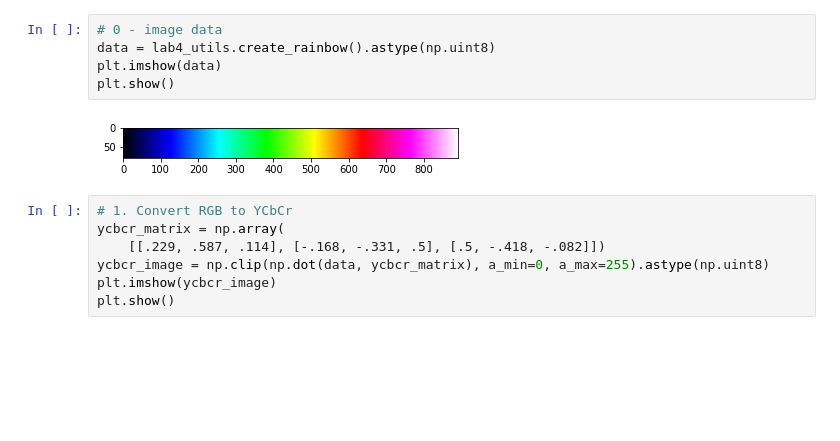
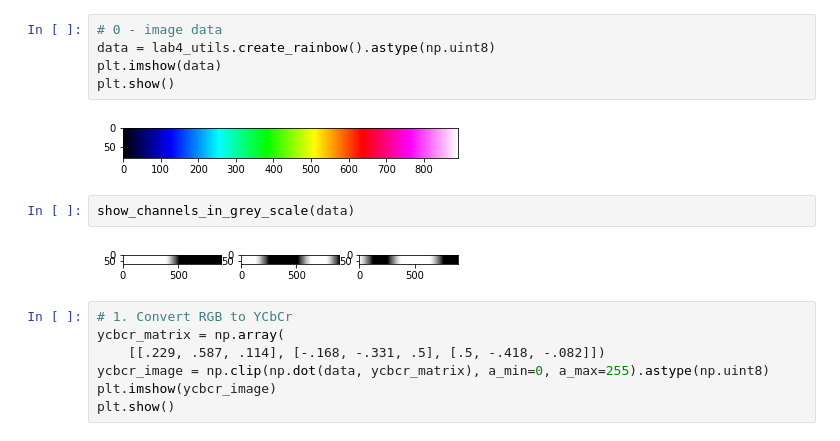
Before and after one commit to hergerr/image-engineering, a Jupyter notebook: lab4/lab4-jpg-notebook.ipynb, the cells around one changed output. Drawn from its saved outputs; the diff is of its cells as text; blank space fills up the shorter version.

```diff
--- a/lab4/lab4-jpg-notebook.ipynb
+++ b/lab4/lab4-jpg-notebook.ipynb
@@ -21,6 +32,10 @@ plt.imshow(data)
 plt.show()
 # %% [output]
 [figure]
+# %%
+show_channels_in_grey_scale(data)
+# %% [output]
+[figure, added]
 # %%
 # 1. Convert RGB to YCbCr
 ycbcr_matrix = np.array(
```
Also changed, not shown: parts of 4 cells of this notebook, 2 other files.
